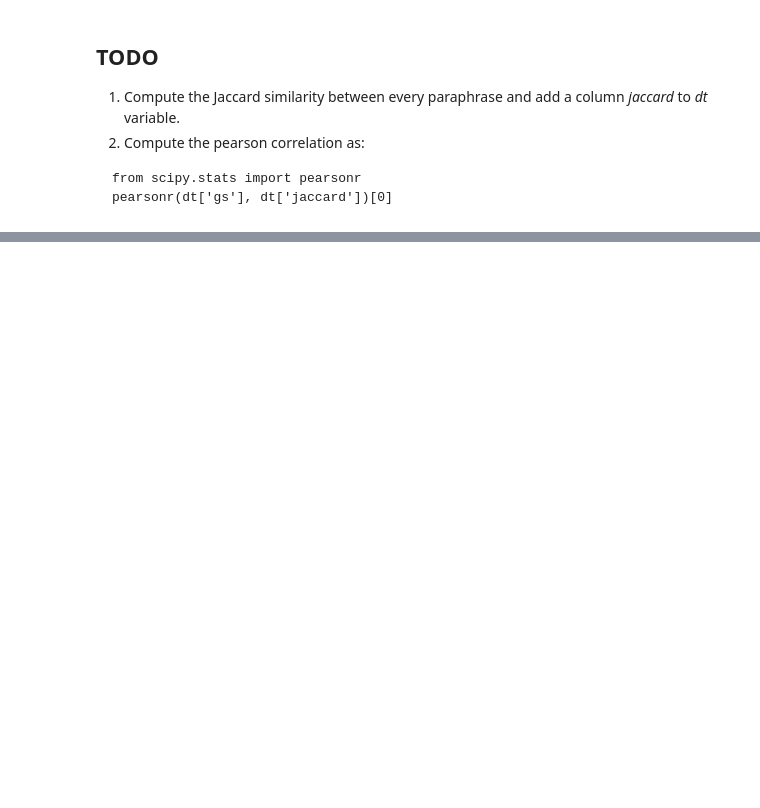
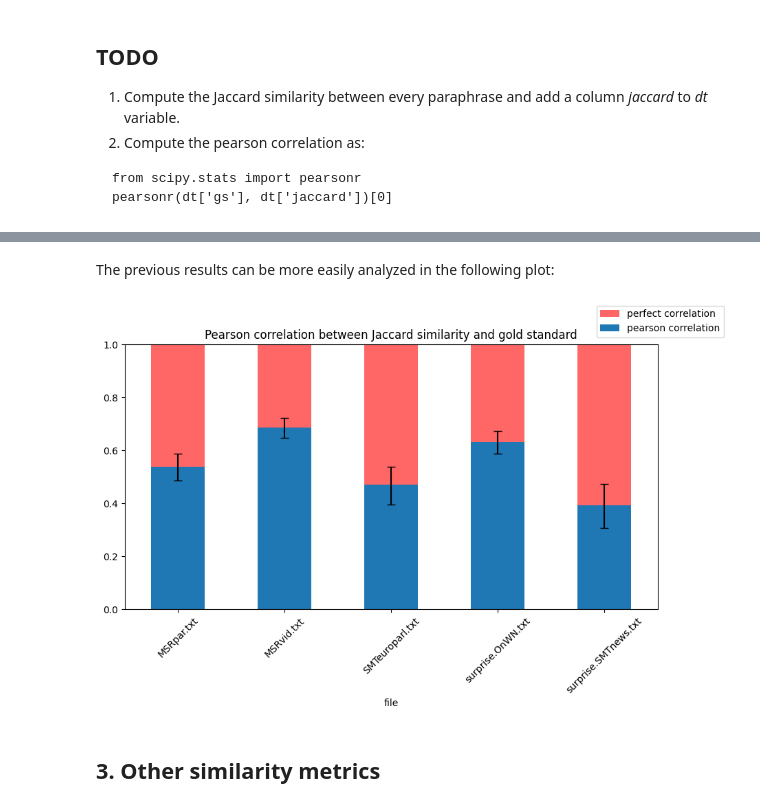
Before and after one commit to BecTome/UPC_MasterArtificialIntelligence, a Jupyter notebook: IHLT/Labs/Lab2_Structure/readPars.ipynb, the cells around one changed output, grey strips where cells are left out. Saved outputs shown, nothing was run; the diff lists cells and outputs as text; code cells hidden in the pictures; blank space fills up the shorter version.

Commit message:
First Functional Solution

```diff
--- a/IHLT/Labs/Lab2_Structure/readPars.ipynb
+++ b/IHLT/Labs/Lab2_Structure/readPars.ipynb
@@ -215,0 +277,26 @@ fig.legend(['perfect correlation', 'pearson correlation']);
+# %%
+ls_files = ["MSRpar.txt", "MSRvid.txt", "SMTeuroparl.txt", "surprise.OnWN.txt", "surprise.SMTnews.txt"]
+
+# Initialize the scores dataframe
+df_scores = pd.DataFrame(columns=['file','pearson','p_value', 'conf_low', 'conf_high'])
+ls_corr = []
+ls_p_value = []
+ls_conf_low, ls_conf_high = [], []
+
+# Repeat the process applied to the first file for all the rest
+# Save the results in a dataframe
+for file in ls_files:
+    print(f"Processing {file}")
+    pearson_stats = corr_with_gold(file)
+    ls_corr.append(pearson_stats.statistic)
+    ls_p_value.append(pearson_stats.pvalue)
+    ls_conf_low.append(pearson_stats.confidence_interval(.95).low)
+    ls_conf_high.append(pearson_stats.confidence_interval(.95).high)
+
+df_scores['file'] = ls_files
+df_scores['pearson'] = ls_corr
+df_scores['p_value'] = ls_p_value
+df_scores['conf_low'] = ls_conf_low
+df_scores['conf_high'] = ls_conf_high
+
+df_scores
@@ -215,0 +315,15 @@ fig.legend(['perfect correlation', 'pearson correlation']);
+# %% [markdown]
+The previous results can be more easily analyzed in the following plot:
+# %%
+err_bars = np.abs(df_scores['pearson'].T.values - df_scores[['conf_low', 'conf_high']].T.values)
+
+fig, ax = plt.subplots(1, 1, figsize=(10,5))
+ax.bar(df_scores.file, [1.]*len(df_scores), color='red', alpha=.6, label='perfect correlation', width=0.5)
+df_scores.plot.bar(x='file', y='pearson', rot=45, ax=ax, yerr=err_bars, capsize=4,
+                   title='Pearson correlation between Jaccard similarity and gold standard', legend=False)
+ax.set_ylim([0.,1.])
+fig.legend(['perfect correlation', 'pearson correlation']);
+# %% [output]
+[figure, added]
+# %% [markdown]
+## 3. Other similarity metrics
```
Also changed, not shown: parts of 53 cells of this notebook.
